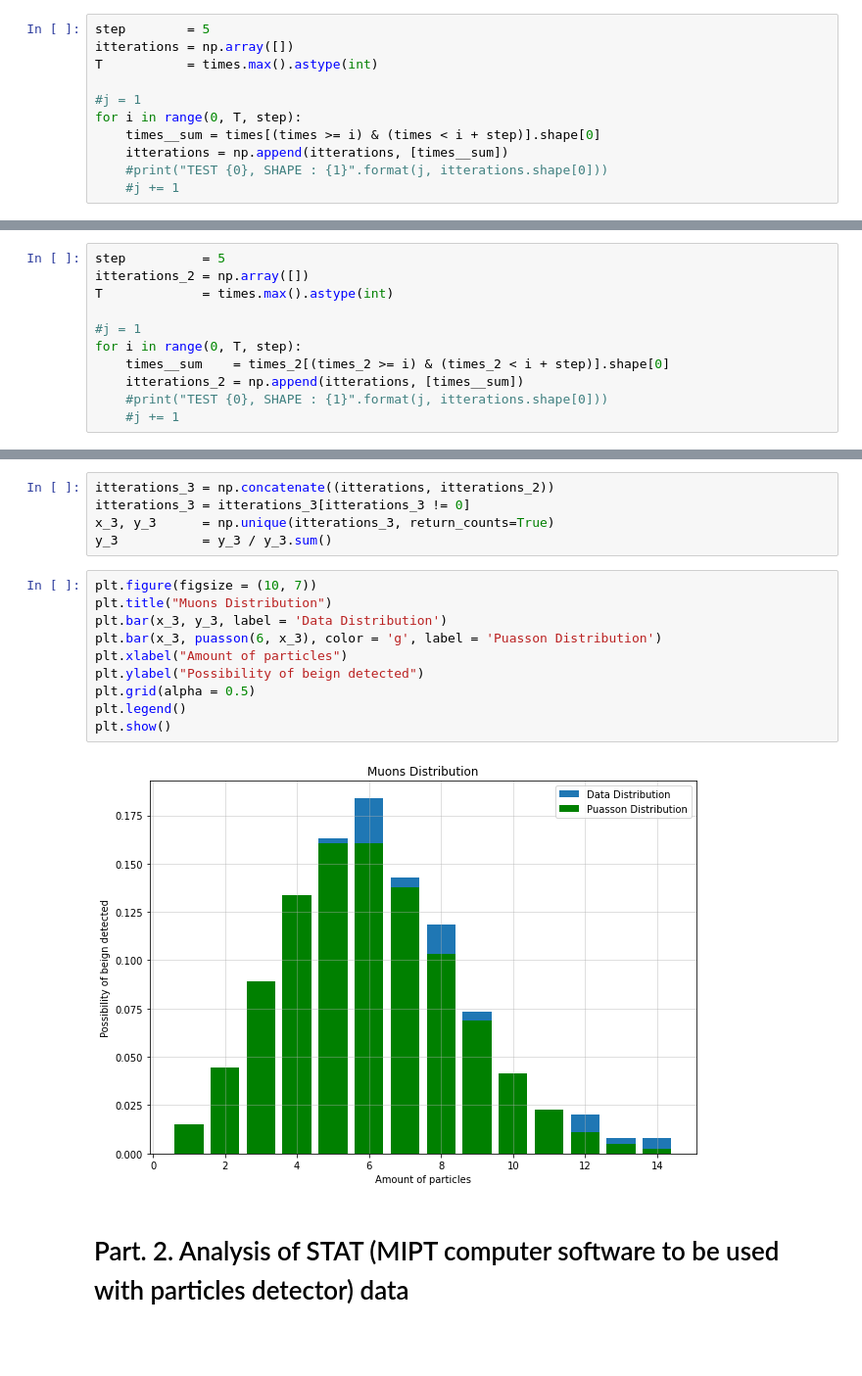
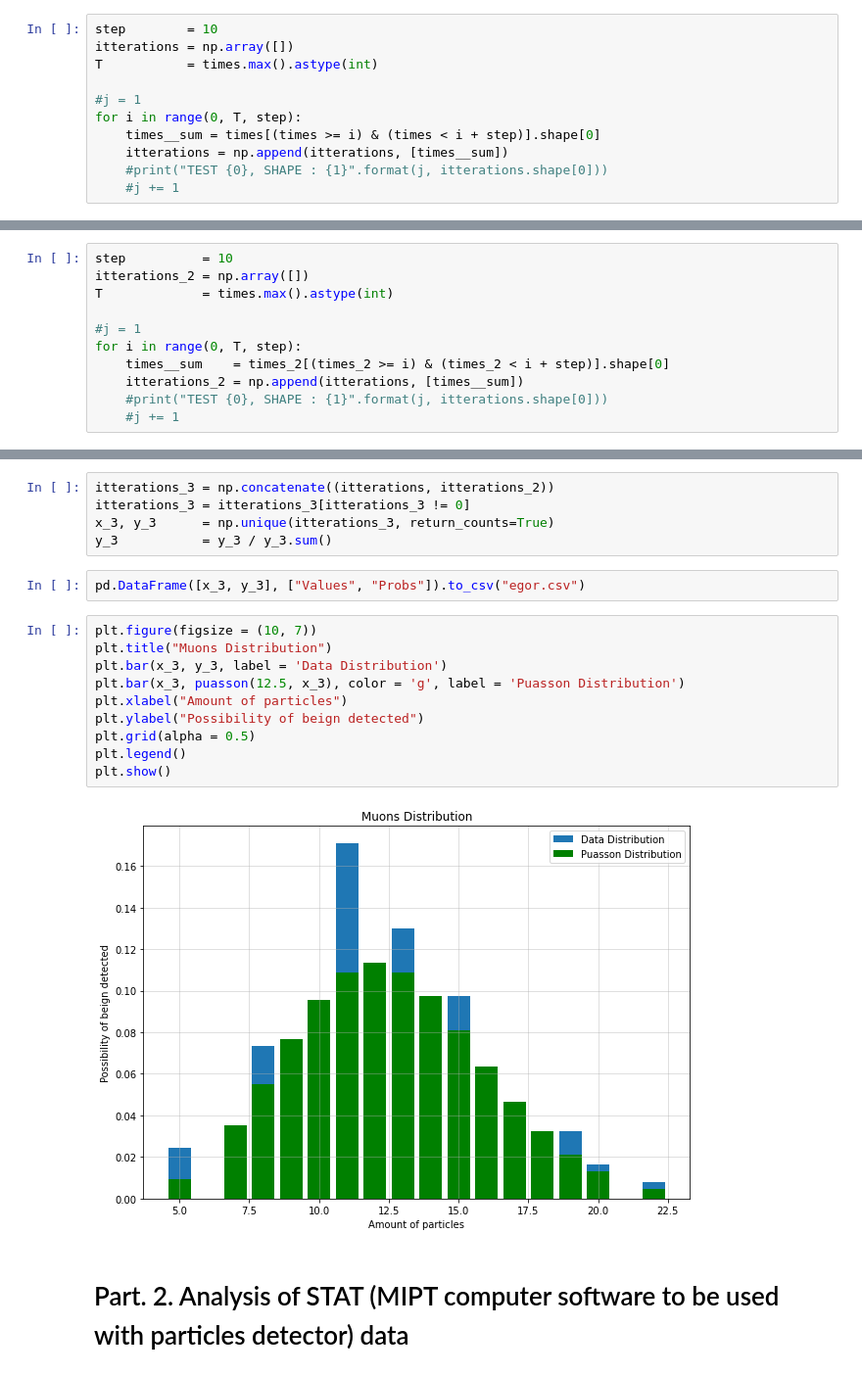
Before and after one commit to hK04/ProjectCourseMIPT, a Jupyter notebook: CosmicRaysRadiation/jupyter.ipynb, the cells around one changed output, grey strips where cells are left out. Shown: that part at 98% size. Saved outputs shown, nothing was run; the diff lists cells and outputs as text; blank space fills up the shorter version.

```diff
--- a/CosmicRaysRadiation/jupyter.ipynb
+++ b/CosmicRaysRadiation/jupyter.ipynb
@@ -131,7 +131,7 @@ times = np.array([])
 for i in indexes_of_ones:
     times = np.append(times, wave_none['Time'][i])
 # %%
-step        = 5
+step        = 10
 itterations = np.array([])
 T           = times.max().astype(int)
 
@@ -195,7 +195,7 @@ times_2 = np.array([])
 for i in indexes_of_ones_2:
     times = np.append(times_2, wave_none_2['Time'][i])
 # %%
-step          = 5
+step          = 10
 itterations_2 = np.array([])
 T             = times.max().astype(int)
 
@@ -226,18 +226,20 @@ itterations_3 = np.concatenate((itterations, itterations_2))
 itterations_3 = itterations_3[itterations_3 != 0]
 x_3, y_3      = np.unique(itterations_3, return_counts=True)
 y_3           = y_3 / y_3.sum()
+# %%
+pd.DataFrame([x_3, y_3], ["Values", "Probs"]).to_csv("egor.csv")
 # %%
 plt.figure(figsize = (10, 7))
 plt.title("Muons Distribution")
 plt.bar(x_3, y_3, label = 'Data Distribution')
-plt.bar(x_3, puasson(6, x_3), color = 'g', label = 'Puasson Distribution')
+plt.bar(x_3, puasson(12.5, x_3), color = 'g', label = 'Puasson Distribution')
 plt.xlabel("Amount of particles")
 plt.ylabel("Possibility of beign detected")
 plt.grid(alpha = 0.5)
 plt.legend()
 plt.show()
 # %% [output]
-[figure, old version]
+[figure, new version]
 # %% [markdown]
 # Part. 2. Analysis of STAT (MIPT computer software to be used with particles detector) data
 # %%
```
Also changed, not shown: parts of 5 cells of this notebook.
